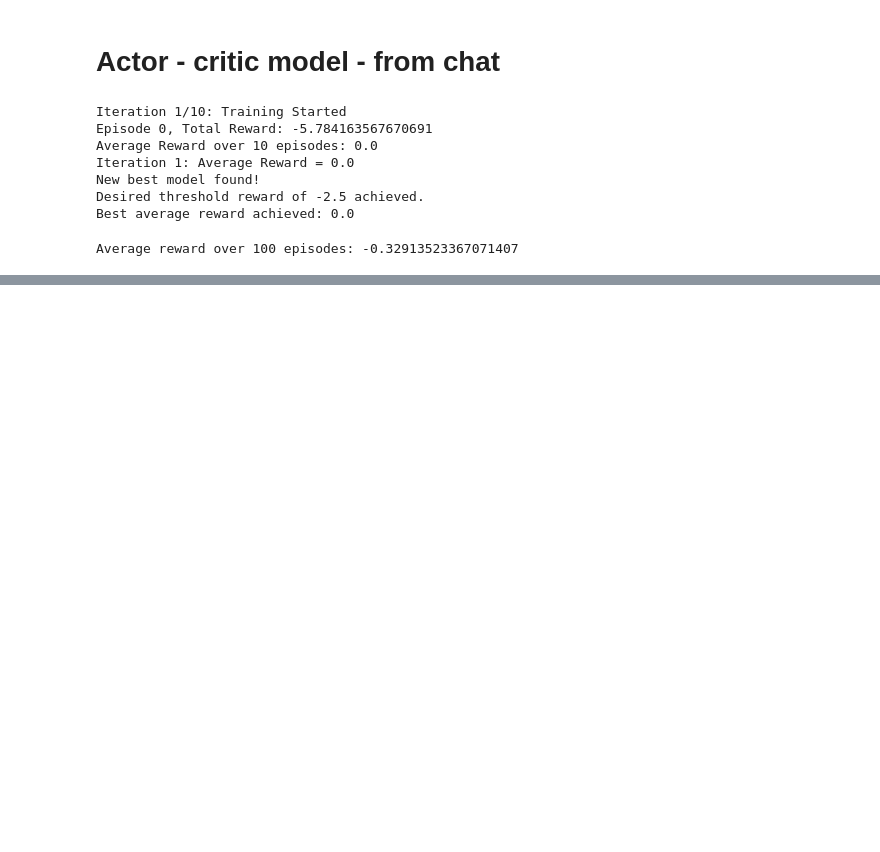
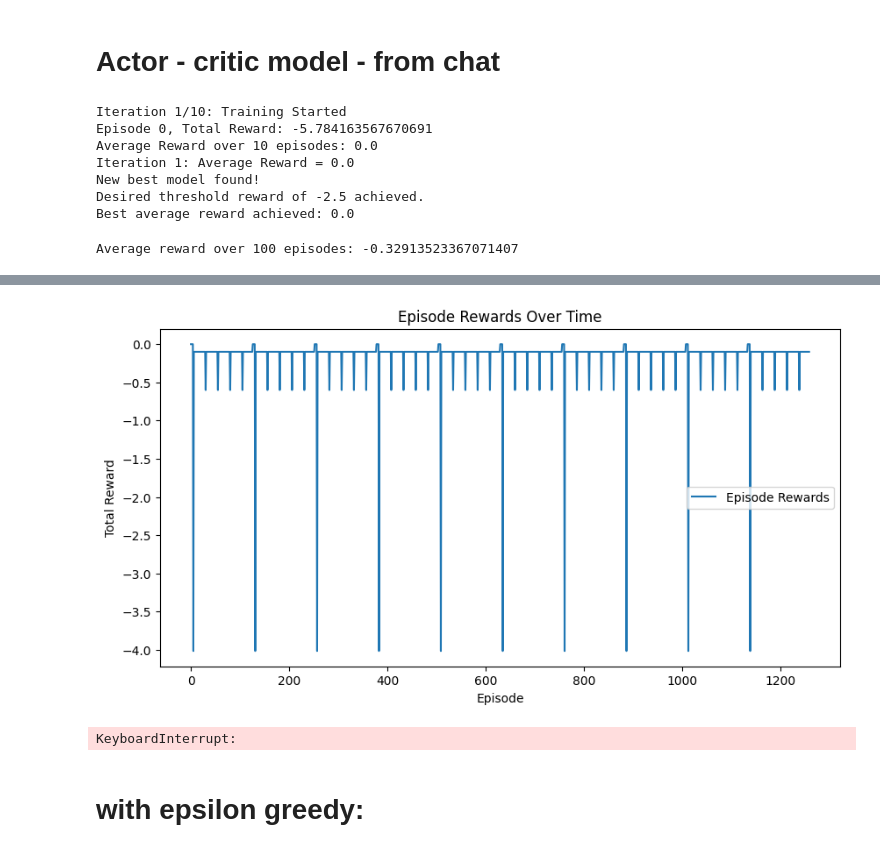
Before and after one commit to saraahmadi3/inf368, a Jupyter notebook: p5/actor_critic.ipynb, the cells around one changed output, grey strips where cells are left out. Drawn from its saved outputs; the diff is of its cells as text; code cells hidden in the pictures; blank space fills up the shorter version.

```diff
--- a/p5/actor_critic.ipynb
+++ b/p5/actor_critic.ipynb
@@ -502,0 +536,80 @@ def find_optimal_policy(env, initial_actor_lr=0.001, initial_critic_lr=0.001, ga
+# %%
+import matplotlib.pyplot as plt
+import numpy as np
+import torch
+
+def plot_rewards(episode_rewards):
+    plt.figure(figsize=(10, 5))
+    plt.plot(episode_rewards, label='Episode Rewards')
+    plt.xlabel('Episode')
+    plt.ylabel('Total Reward')
+    plt.title('Episode Rewards Over Time')
+    plt.legend()
+    plt.show()
+
+def plot_actions(env, actor, num_episodes=1):
+    for episode in range(num_episodes):
+        state = env.reset()
+        state = preprocess_state(state)
+        actions = []
+        rewards = []
+
+        done = False
+        while not done:
+            state_tensor = torch.FloatTensor(state).unsqueeze(0)
+            with torch.no_grad():
+                action_probs = actor(state_tensor)
+            action = torch.argmax(action_probs).item()
+            actions.append(action)
+
+            next_state= env.step(action)
+            reward = next_state[1]
+            rewards.append(reward)
+            next_state = preprocess_state(next_state)
+            state = next_state
+
+        plt.figure(figsize=(12, 6))
+        plt.subplot(1, 2, 1)
+        plt.plot(actions, label='Actions Taken')
+        plt.xlabel('Step')
+        plt.ylabel('Action')
+        plt.title('Actions Over Steps in Episode')
+        plt.legend()
+
+        plt.subplot(1, 2, 2)
+        plt.plot(rewards, label='Rewards Received')
+        plt.xlabel('Step')
+        plt.ylabel('Reward')
+        plt.title('Rewards Over Steps in Episode')
+        plt.legend()
+
+        plt.tight_layout()
+        plt.show()
+
+def visualize_policy(actor, state_samples=500):
+    action_counts = np.zeros(env.action_space.n)
+    for _ in range(state_samples):
+        state = env.observation_space.sample()
+        state = preprocess_state(state)
+        state_tensor = torch.FloatTensor(state).unsqueeze(0)
+        with torch.no_grad():
+            action_probs = actor(state_tensor)
+        action = torch.argmax(action_probs).item()
+        action_counts[action] += 1
+
+    plt.figure(figsize=(10, 5))
+    plt.bar(range(env.action_space.n), action_counts, tick_label=[f'Action {i}' for i in range(env.action_space.n)])
+    plt.xlabel('Action')
+    plt.ylabel('Count')
+    plt.title('Action Distribution from Policy')
+    plt.show()
+
+# Example usage
+plot_rewards(rewards)
+plot_actions(env, best_actor, num_episodes=1)
+visualize_policy(best_actor)
+# %% [output]
+[figure, added]
+KeyboardInterrupt:
+# %% [markdown]
+# with epsilon greedy:
```
Also changed, not shown: parts of 8 cells of this notebook.
